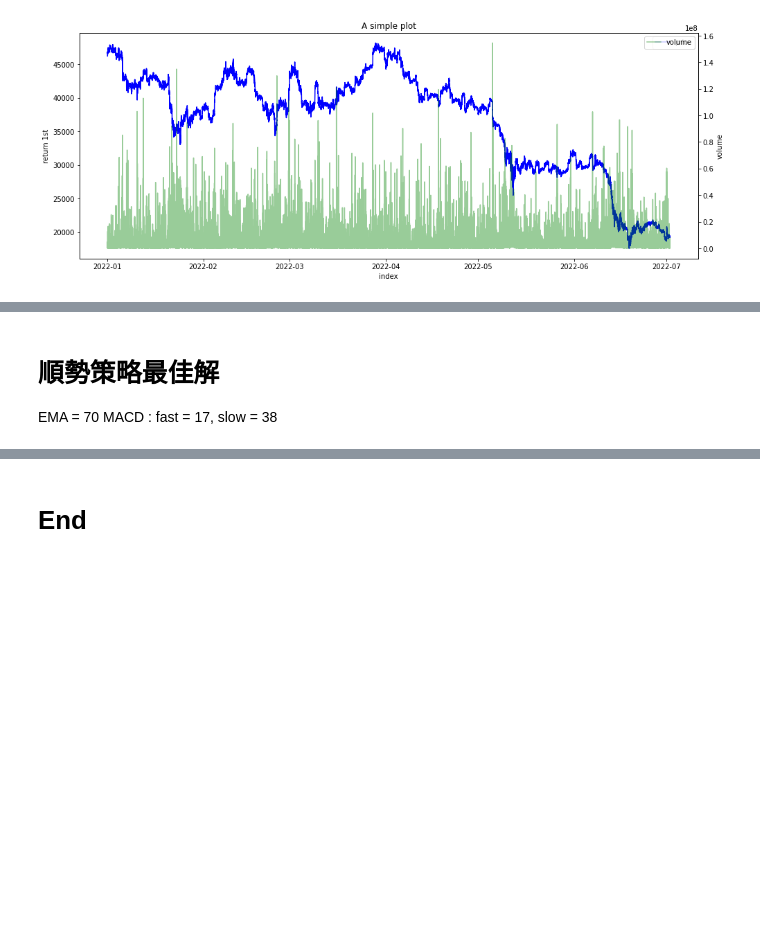
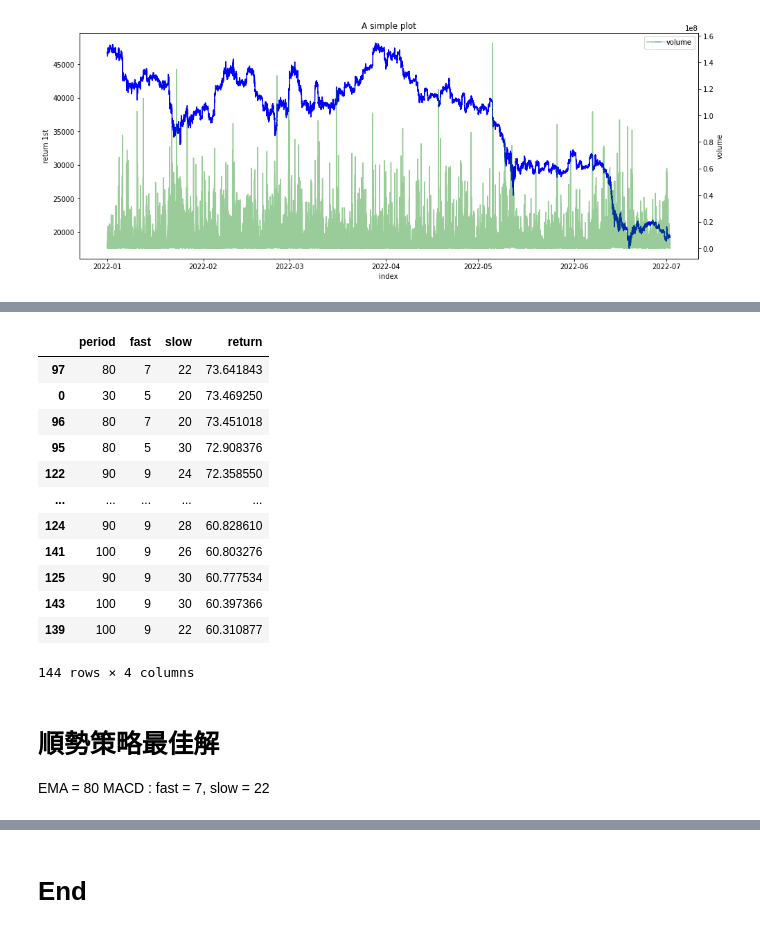
Before and after one commit to benson85560/yuanta, a Jupyter notebook: NEW_Div_yld_ATC_Strategy.ipynb, the cells around one changed output, grey strips where cells are left out. Cells and saved outputs as stored; diff of their text form; code cells hidden in the pictures; blank space fills up the shorter version.

```diff
--- a/NEW_Div_yld_ATC_Strategy.ipynb
+++ b/NEW_Div_yld_ATC_Strategy.ipynb
@@ -293,7 +302,7 @@ for i in range(len(df)):
 
       # buy                                       # BS: position, B: buy, S: sell
     if df['close'][i] > df['EMA'][i] and df['MACD'][i] > 0 and df['close'][i] > df['SAR'][i] and BS == None:
-        temp = df['open'][i+1] # 要加一 當看到訊號後的進場價
+        temp = df['close'][i+1] # 要加一 當看到訊號後的進場價
         tempSize = money / temp # 計算交易單位
         BS = 'B' # 做多
         t = i+1
@@ -322,7 +331,7 @@ for i in range(len(df)):
 
       # buy停利
     if df['close'][i] > stopEarn and BS == 'B':
-        profit = tempSize * (df['open'][i+1] - temp) # temp : 進場價
+        profit = tempSize * (df['close'][i+1] - temp) # temp : 進場價
         profit_fee = profit - money*feeRate - (money+profit)*feeRate
         profit_fee_list.append(profit_fee)
         profit_list.append(profit)
@@ -333,7 +342,7 @@ for i in range(len(df)):
 
       # buy停損
     if df['close'][i] < stopLoss and BS == 'B':
-        profit = tempSize * (df['open'][i+1] - temp) # temp : 進場價
+        profit = tempSize * (df['close'][i+1] - temp) # temp : 進場價
         profit_fee = profit - money*feeRate - (money+profit)*feeRate
         profit_fee_list.append(profit_fee)
         profit_list.append(profit)
@@ -416,7 +425,7 @@ for j in range(len(symbol_list)):
 
         # buy                                       # BS: position, B: buy, S: sell
       if df['close'][i] > df['EMA'][i] and df['MACD'][i] > 0 and df['close'][i] > df['SAR'][i] and BS == None:
-          temp = df['open'][i+1] # 要加一 當看到訊號後的進場價
+          temp = df['close'][i+1] # 要加一 當看到訊號後的進場價
           tempSize = money / temp # 計算交易單位
           BS = 'B' # 做多
           t = i+1
@@ -445,7 +454,7 @@ for j in range(len(symbol_list)):
 
         # buy停利
       if df['close'][i] > stopEarn and BS == 'B':
-          profit = tempSize * (df['open'][i+1] - temp) # temp : 進場價
+          profit = tempSize * (df['close'][i+1] - temp) # temp : 進場價
           profit_fee = profit - money*feeRate - (money+profit)*feeRate
           profit_fee_list.append(profit_fee)
           profit_list.append(profit)
@@ -456,7 +465,7 @@ for j in range(len(symbol_list)):
 
         # buy停損
       if df['close'][i] < stopLoss and BS == 'B':
-          profit = tempSize * (df['open'][i+1] - temp) # temp : 進場價
+          profit = tempSize * (df['close'][i+1] - temp) # temp : 進場價
           profit_fee = profit - money*feeRate - (money+profit)*feeRate
           profit_fee_list.append(profit_fee)
           profit_list.append(profit)
@@ -1026,7 +1280,24 @@ sns.heatmap(data = pic).set(title='Return');
+# %%
+optResult = pd.DataFrame(opt_list, columns=['period','fast', 'slow', 'return'])
+optResult.sort_values('return', ascending = False)
+# %% [output]
+|  | period | fast | slow | return |
+| 97 | 80 | 7 | 22 | 73.641843 |
+| 0 | 30 | 5 | 20 | 73.469250 |
+| 96 | 80 | 7 | 20 | 73.451018 |
+| 95 | 80 | 5 | 30 | 72.908376 |
+| 122 | 90 | 9 | 24 | 72.358550 |
+| ... | ... | ... | ... | ... |
+| 124 | 90 | 9 | 28 | 60.828610 |
+| 141 | 100 | 9 | 26 | 60.803276 |
+| 125 | 90 | 9 | 30 | 60.777534 |
+| 143 | 100 | 9 | 30 | 60.397366 |
+| 139 | 100 | 9 | 22 | 60.310877 |
+144 rows × 4 columns
 # %% [markdown]
 # 順勢策略最佳解
-EMA = 70
-MACD : fast = 17, slow = 38
+EMA = 80
+MACD : fast = 7, slow = 22
 # %%
 # 新策略
 symbol = '0050.TW'
```
Also changed, not shown: parts of 14 cells of this notebook.
